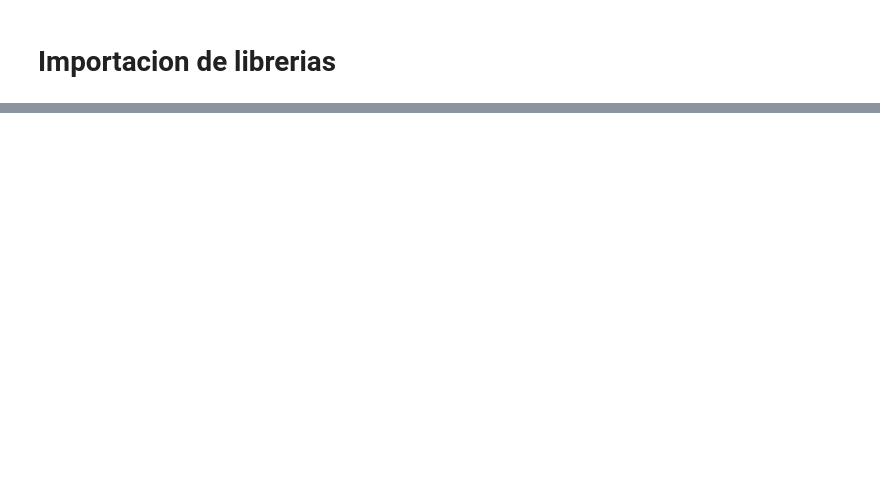
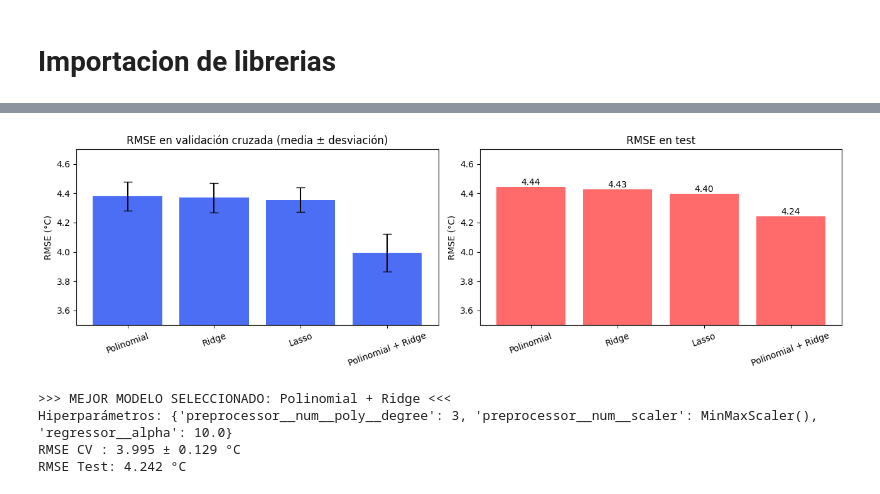
Before and after one commit to SantiTV/Laboratorios-ML-202620, a Jupyter notebook: Lab2.ipynb, the cells around one changed output, grey strips where cells are left out. Cells and saved outputs as stored; diff of their text form; code cells hidden in the pictures; blank space fills up the shorter version.

```diff
--- a/Lab2.ipynb
+++ b/Lab2.ipynb
@@ -235,0 +554,37 @@ R2 IC 95%: [-11.22969326   0.49412187]
+# %%
+fig, axes = plt.subplots(1, 2, figsize=(13,4))
+
+orden = df_resultados.index
+axes[0].bar(orden, df_resultados['RMSE CV'], yerr=df_resultados['Desv. CV'],
+            capsize=5, color='#4C6EF5')
+axes[0].set_ylabel('RMSE (°C)')
+axes[0].set_title('RMSE en validación cruzada (media ± desviación)')
+axes[0].tick_params(axis='x', rotation=20)
+axes[0].set_ylim(3.5, 4.7)
+
+axes[1].bar(orden, df_resultados['RMSE Test'], color='#FF6B6B')
+for i, v in enumerate(df_resultados['RMSE Test']):
+    axes[1].text(i, v, f'{v:.2f}', ha='center', va='bottom')
+axes[1].set_ylabel('RMSE (°C)')
+axes[1].set_title('RMSE en test')
+axes[1].tick_params(axis='x', rotation=20)
+axes[1].set_ylim(3.5, 4.7)
+
+plt.tight_layout()
+plt.show()
+# %% [output]
+[figure, added]
+# %%
+mejor_nombre_modelo = df_resultados["RMSE CV"].idxmin()
+best_model = modelos_candidatos[mejor_nombre_modelo].best_estimator_
+
+print(f">>> MEJOR MODELO SELECCIONADO: {mejor_nombre_modelo} <<<")
+print("Hiperparámetros:", modelos_candidatos[mejor_nombre_modelo].best_params_)
+print(f"RMSE CV : {df_resultados.loc[mejor_nombre_modelo, 'RMSE CV']:.3f} "
+      f"± {df_resultados.loc[mejor_nombre_modelo, 'Desv. CV']:.3f} °C")
+print(f"RMSE Test: {df_resultados.loc[mejor_nombre_modelo, 'RMSE Test']:.3f} °C")
+# %% [output]
+>>> MEJOR MODELO SELECCIONADO: Polinomial + Ridge <<<
+Hiperparámetros: {'preprocessor__num__poly__degree': 3, 'preprocessor__num__scaler': MinMaxScaler(), 'regressor__alpha': 10.0}
+RMSE CV : 3.995 ± 0.129 °C
+RMSE Test: 4.242 °C
```
Also changed, not shown: parts of 60 cells of this notebook, 2 other files.
